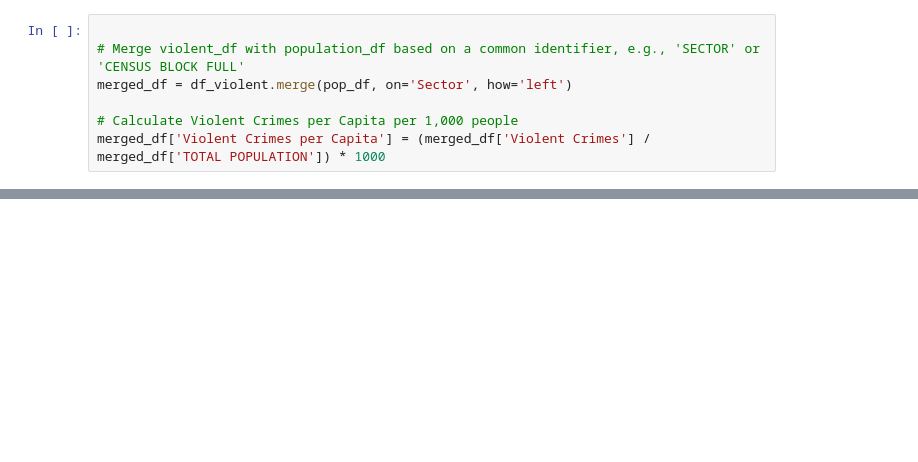
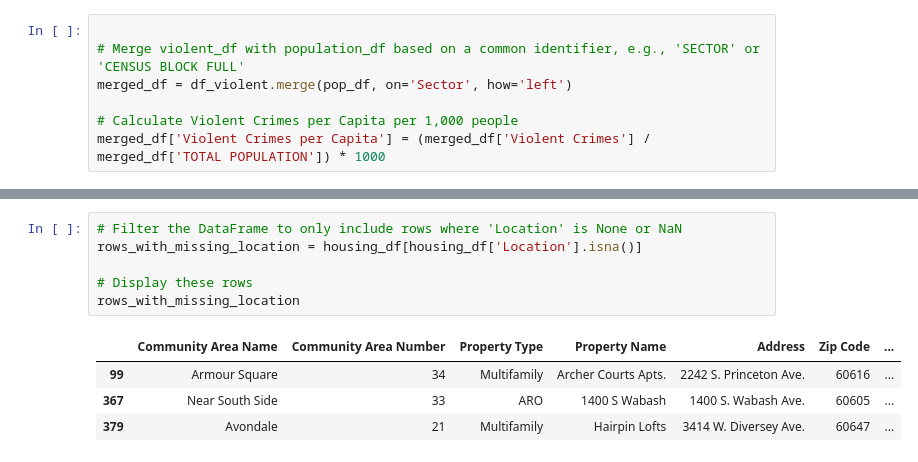
Before and after one commit to echestnut22/Crime-Analysis, a Jupyter notebook: Chicago Crime ML Notebooks/Crimes-Per-Capita-Conversion.ipynb, the cells around one changed output, grey strips where cells are left out. Drawn from its saved outputs; the diff is of its cells as text; blank space fills up the shorter version.

```diff
--- a/Chicago Crime ML Notebooks/Crimes-Per-Capita-Conversion.ipynb
+++ b/Chicago Crime ML Notebooks/Crimes-Per-Capita-Conversion.ipynb
@@ -298,0 +396,11 @@ merged_df.to_sql(new_table_name, con=engine, if_exists='replace', index=False)
+# %%
+# Filter the DataFrame to only include rows where 'Location' is None or NaN
+rows_with_missing_location = housing_df[housing_df['Location'].isna()]
+
+# Display these rows
+rows_with_missing_location
+# %% [output]
+|  | Community Area Name | Community Area Number | Property Type | Property Name | Address | Zip Code | ... |
+| 99 | Armour Square | 34 | Multifamily | Archer Courts Apts. | 2242 S. Princeton Ave. | 60616 | ... |
+| 367 | Near South Side | 33 | ARO | 1400 S Wabash | 1400 S. Wabash Ave. | 60605 | ... |
+| 379 | Avondale | 21 | Multifamily | Hairpin Lofts | 3414 W. Diversey Ave. | 60647 | ... |
```
Also changed, not shown: parts of 26 cells of this notebook, 2 other files.
